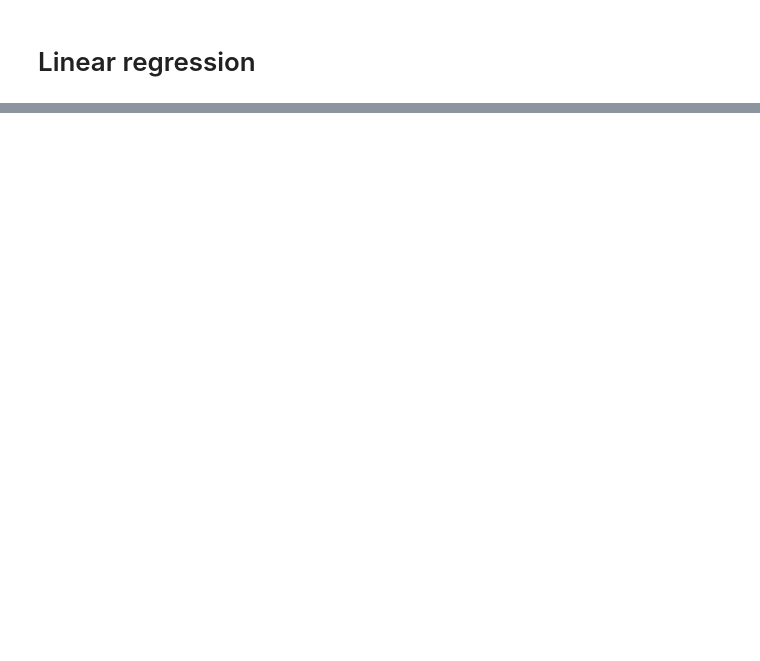
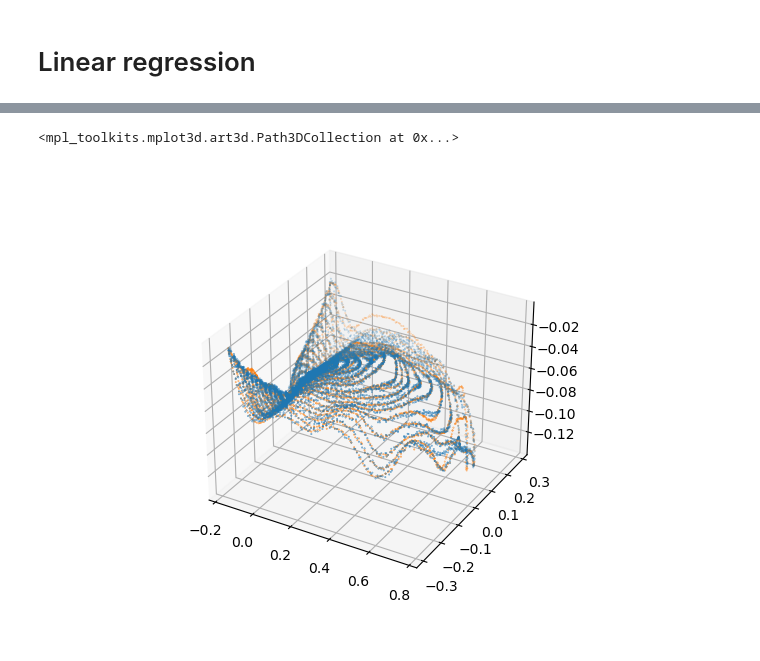
Before and after one commit to aarondewindt/system_identification, a Jupyter notebook: notebooks/2_linear_regression.ipynb, the cells around one changed output, grey strips where cells are left out. Cells and saved outputs as stored; diff of their text form; code cells hidden in the pictures; blank space fills up the shorter version.

```diff
--- a/notebooks/2_linear_regression.ipynb
+++ b/notebooks/2_linear_regression.ipynb
@@ -98,12 +98,15 @@ Canvas(toolbar=Toolbar(toolitems=[('Home', 'Reset original view', 'home', 'home'
 # %%
 fig = plt.figure()
 
-reference_inputs = data.evaluation_inputs.values
-reference_outputs = data.evaluation_outputs.values
+reference_inputs = data.all_inputs.values
+reference_outputs = data.all_outputs.values
 
 output = model.evaluate(reference_inputs)
 ax = fig.add_subplot(projection='3d')
 ax.scatter(reference_inputs[:, 0, 0], reference_inputs[:, 1, 0], reference_outputs.squeeze(), s=0.1)
 ax.scatter(reference_inputs[:, 0, 0], reference_inputs[:, 1, 0], output.squeeze(), s=0.1)
+# %% [output]
+<mpl_toolkits.mplot3d.art3d.Path3DCollection at 0x...>
+[figure, added]
 # %%
 model.training_log
```
Also changed, not shown: parts of 5 cells of this notebook, 5 other files.
